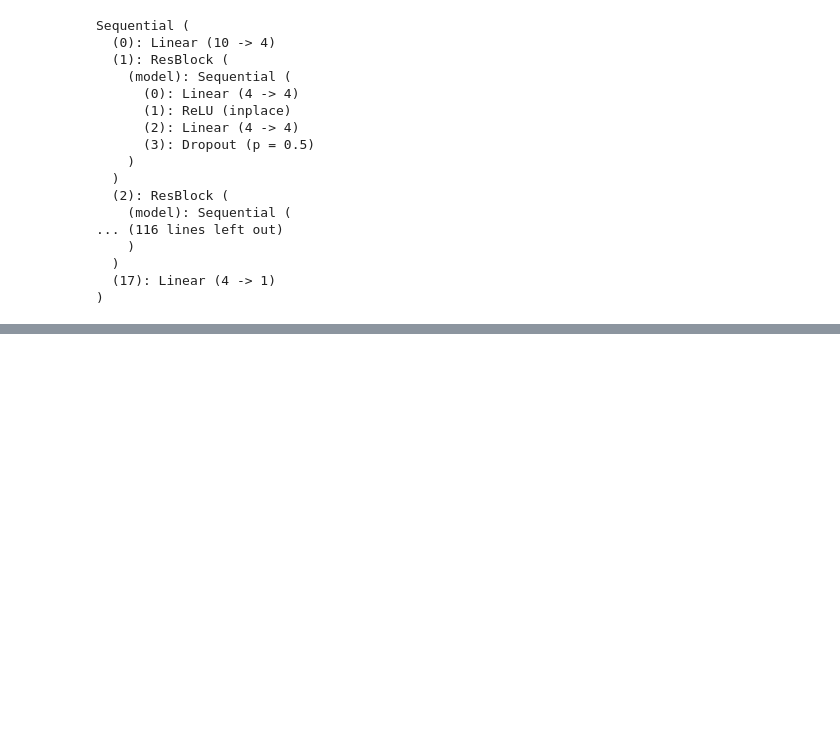
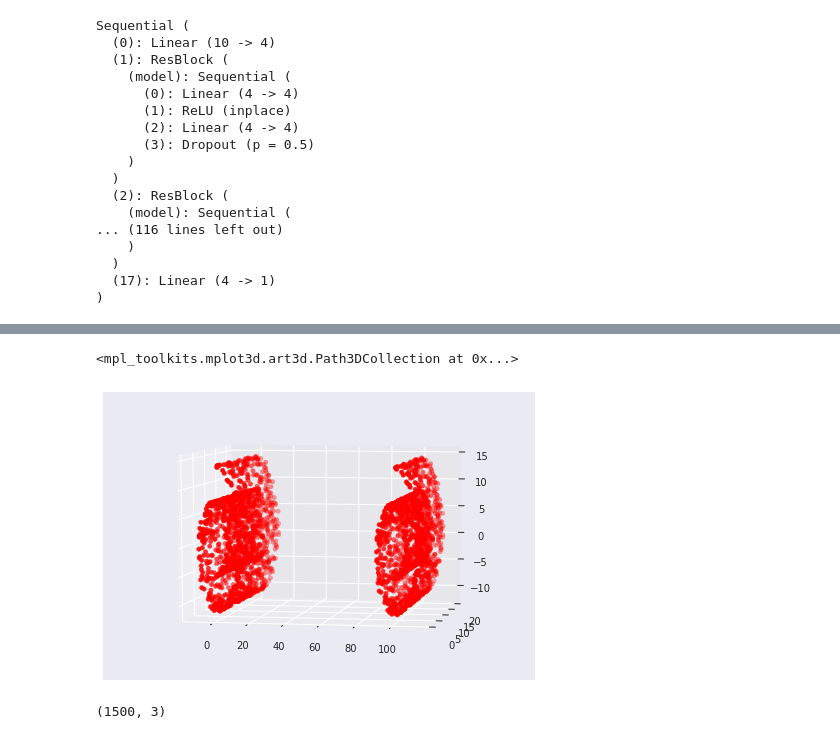
Before and after one commit to arnabgho/dcgan.torch, a Jupyter notebook: synthetic_experiments/path-analysis.ipynb, the cells around one changed output, grey strips where cells are left out. Drawn from its saved outputs; the diff is of its cells as text; code cells hidden in the pictures; blank space fills up the shorter version.

Commit message:
path analysis added

```diff
--- a/synthetic_experiments/path-analysis.ipynb
+++ b/synthetic_experiments/path-analysis.ipynb
@@ -180,3 +198,28 @@ for to_skip in xrange(1,opt.ngres-1):
         num_sampled+=opt.batchSize
     file_num= '{0:05d}'.format(to_skip) + '{0:05d}'.format(swap)
     dataset.plot_generated_samples(generated_samples,filename=opt.outf+'swap_2_generated_samples_'+ file_num +'.png')
+# %%
+# testing the 2 disconnected swissroll dataset to mimic the problem of modeling a generative distribution of discontinuous manifolds
+from sklearn.datasets.samples_generator import make_swiss_roll
+
+n_samples = 1500
+noise = 0.05
+X, _ = make_swiss_roll(n_samples, noise)
+# %%
+import matplotlib.pyplot as plt
+import mpl_toolkits.mplot3d.axes3d as p3
+
+fig = plt.figure()
+ax = p3.Axes3D(fig)
+ax.view_init(7, -80)
+
+ax.scatter(X[:, 0], X[:, 1], X[:, 2],color='red')
+
+ax.scatter(X[:, 0]+100, X[:, 1], X[:, 2],color='red')
+# %% [output]
+<mpl_toolkits.mplot3d.art3d.Path3DCollection at 0x...>
+[figure, added]
+# %%
+X.shape
+# %% [output]
+(1500, 3)
```
Also changed, not shown: parts of 4 cells of this notebook.
